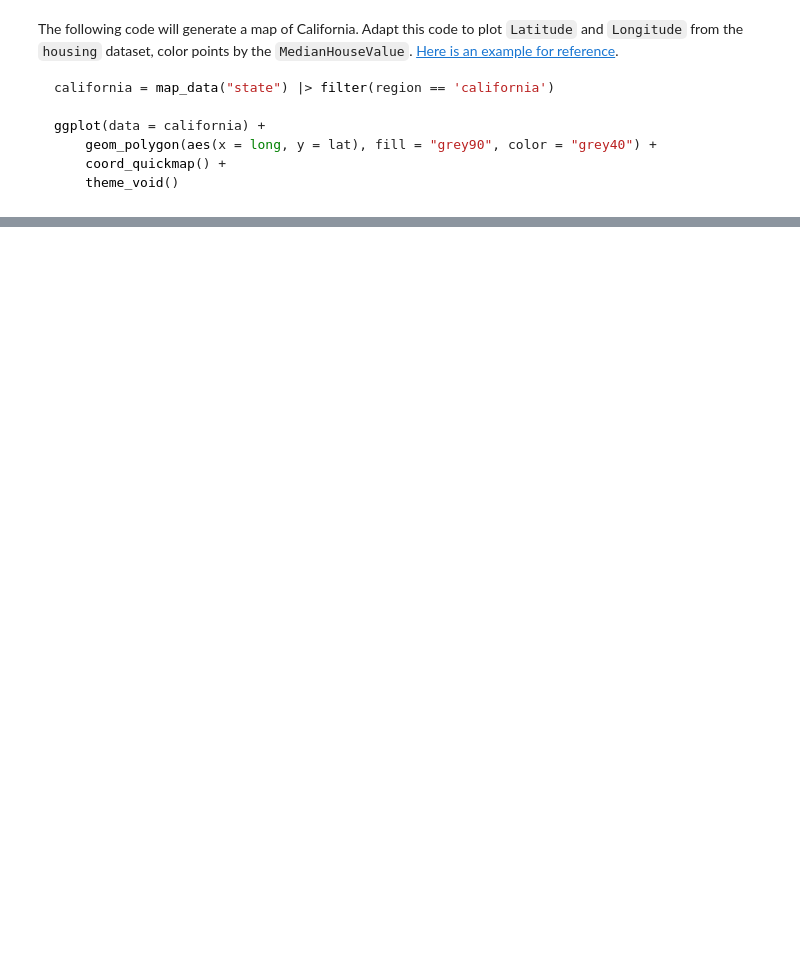
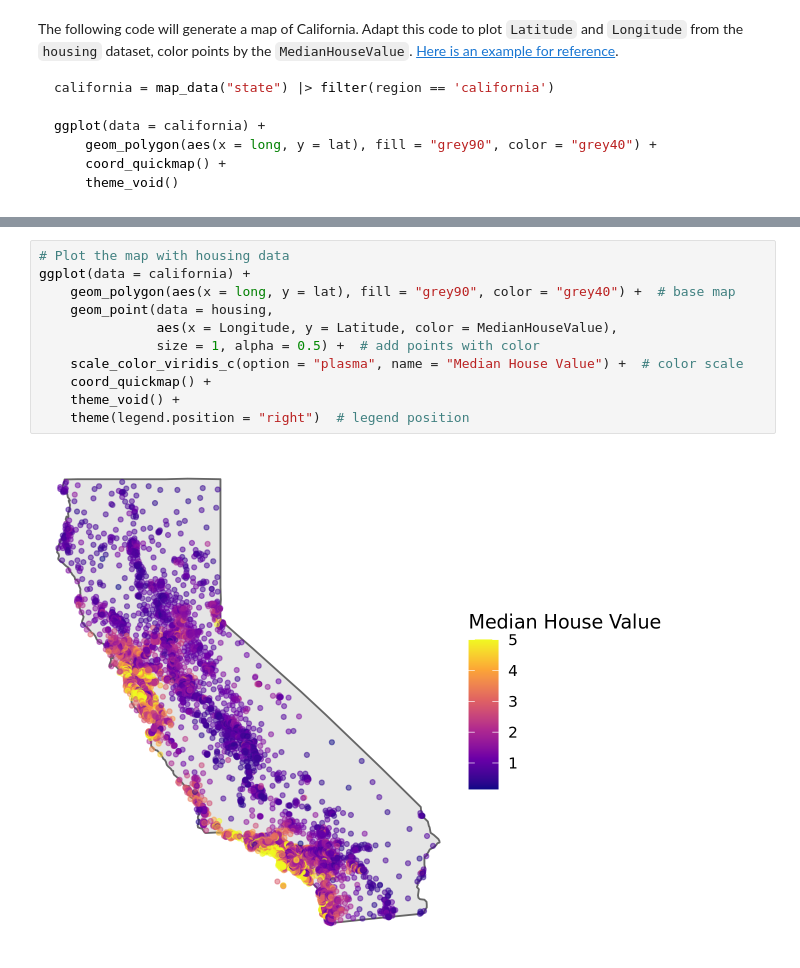
Before and after one commit to UNC-DATA-730/unit-11-assignment-AbelKosh, a Jupyter notebook: assignment11.ipynb, the cells around one changed output, grey strips where cells are left out. Cells and saved outputs as stored; diff of their text form; blank space fills up the shorter version.

```diff
--- a/assignment11.ipynb
+++ b/assignment11.ipynb
@@ -74,0 +197,13 @@ ggplot(data = california) +
+# %%
+# Plot the map with housing data
+ggplot(data = california) +
+    geom_polygon(aes(x = long, y = lat), fill = "grey90", color = "grey40") +  # base map
+    geom_point(data = housing,
+               aes(x = Longitude, y = Latitude, color = MedianHouseValue),
+               size = 1, alpha = 0.5) +  # add points with color
+    scale_color_viridis_c(option = "plasma", name = "Median House Value") +  # color scale
+    coord_quickmap() +
+    theme_void() +
+    theme(legend.position = "right")  # legend position
+# %% [output]
+[figure, added]
```
Also changed, not shown: parts of 10 cells of this notebook.
